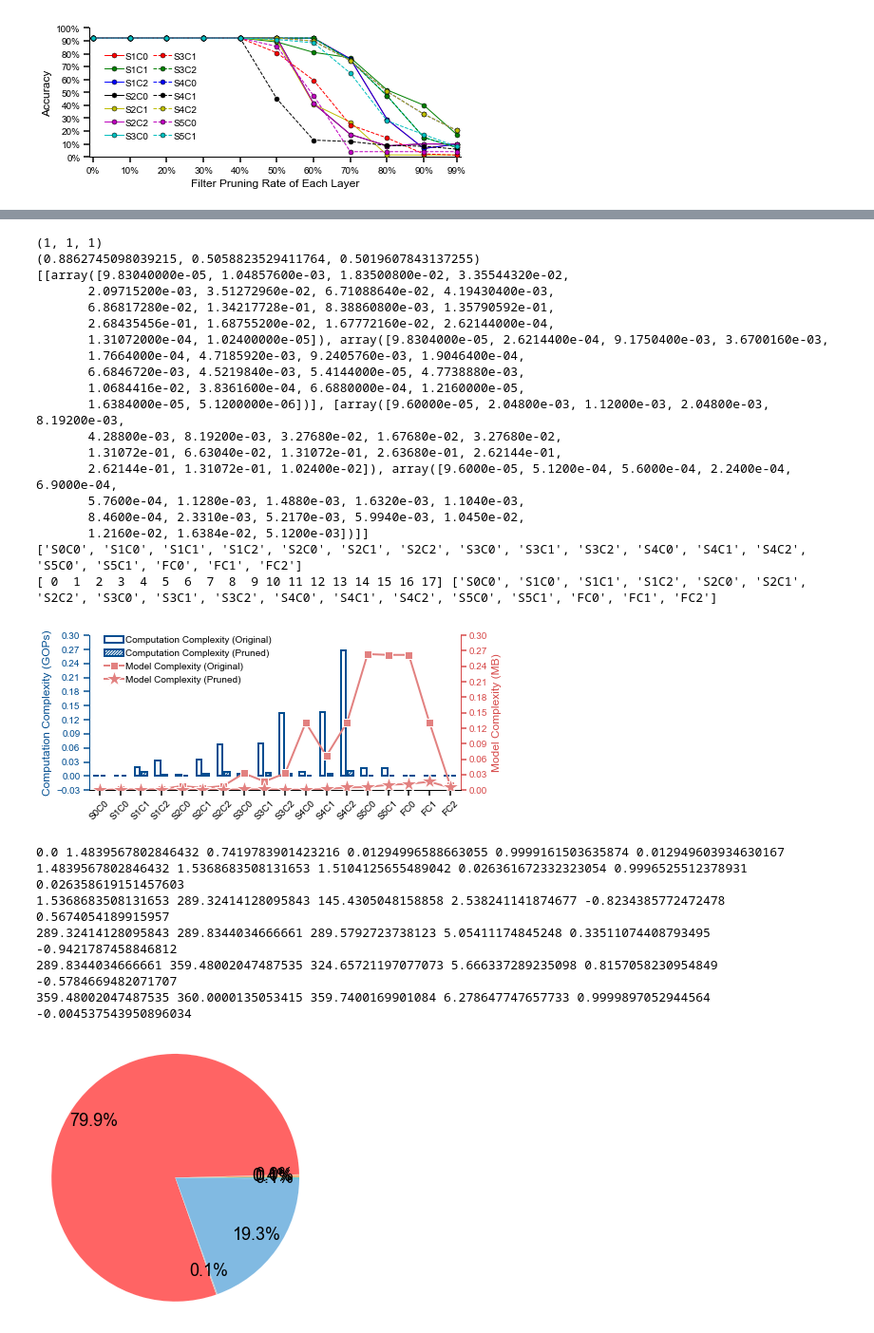
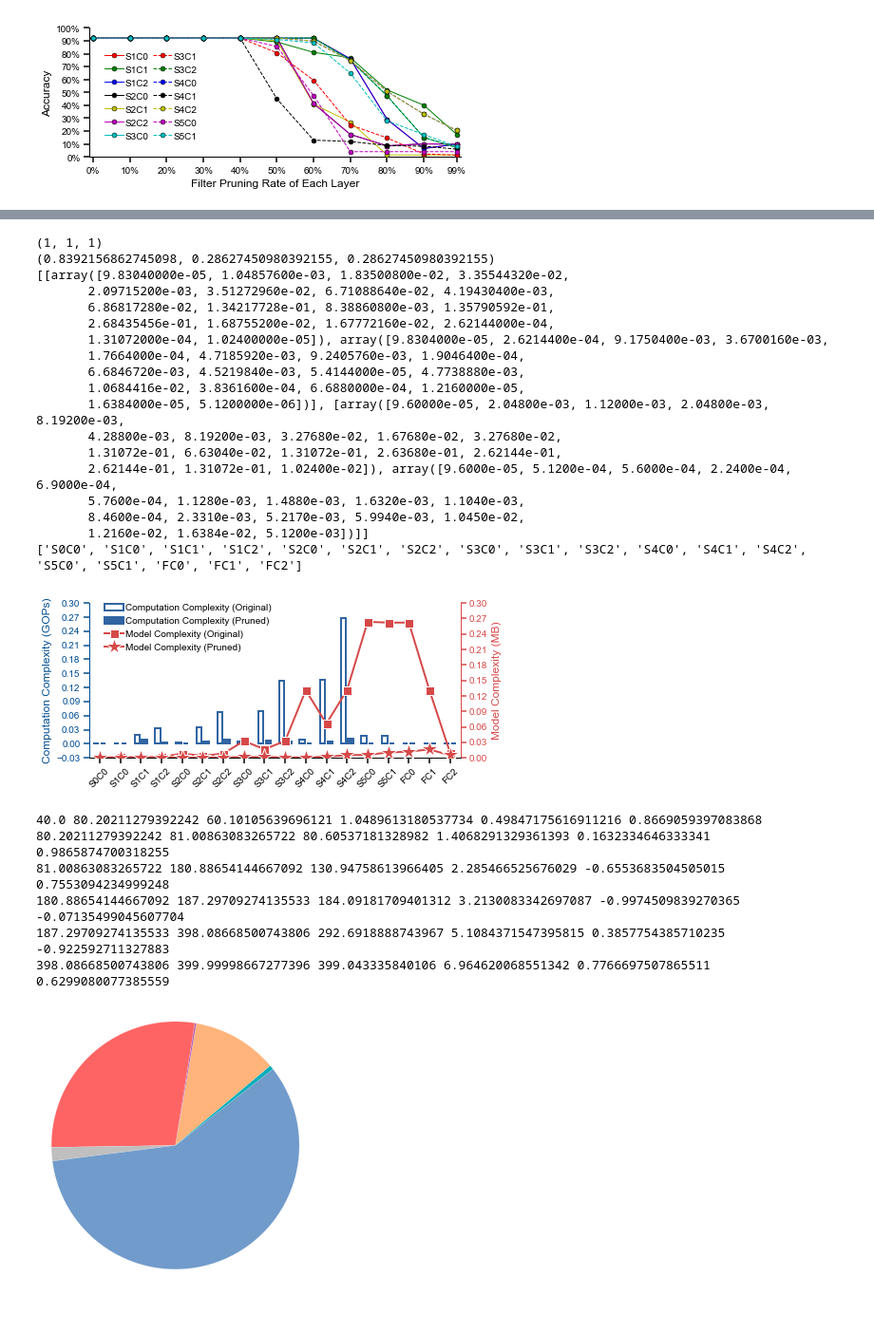
Before and after one commit to changchun-zhou/sagitta_fig, a Jupyter notebook: Nebula/scripts/Nebula.ipynb, the cells around one changed output, grey strips where cells are left out. Shown at 95% size. Cells and saved outputs as stored; diff of their text form; code cells hidden in the pictures.

```diff
--- a/Nebula/scripts/Nebula.ipynb
+++ b/Nebula/scripts/Nebula.ipynb
@@ -398,5 +396,5 @@ cls_plt_fig('').func_plt_fig(
 # %%
-# MLP Dominate
+# Filter Pruning Dominate
 
 import numpy as np
 import pandas as pd
@@ -405,14 +403,14 @@ case = 'Computation'
 
 startangle = 40
 if case == 'Computation':
-    fig_name = '../generate/MLP_Dominate_Computation.svg'
+    fig_name = '../generate/filter_Pruning_MLP_Dominate_Computation.svg'
     area = np.array([((1024*1024*3/4*6)/1000000)*(1+1/4+1/16),
     ((1024*1024*6)/1000000)*(1+1/4+1/16),
     1600,
     35717120/1000000
     ])
 else:
-    fig_name = '../generate/MLP_Dominate_Storage.svg'
+    fig_name = '../generate/filter_Pruning_MLP_Dominate_Storage.svg'
     area = np.array([( ((24+18)*1024 + (24+16)*512)/8/1000000 )*(1+1/2+1/4+1/8+1/16),
     ((24*1024 + 16*32*512)/8/1000000)*(1+1/2+1/4+1/8+1/16),
     (962560 + 4420800)/1000000,
@@ -422,12 +420,17 @@ fontsize = 18
 radius = 1.2
 loc_legend = (-0.07,-0.25)
 legend = ['Sampling', 'Grouping', 'Convolution', 'Pooling']
-
+# Convolution:  (113/255, 155/255, 203/255), blue
+# Sampling:     (255/255, 100/255, 100/255), red
+# 'Grouping':   (255/255, 180/255, 123/255), yellow
+# Pooling:      (0/255,173/255,186/255), royal / (0, 128/256, 0) green
+# Memory:
+# Other:        (191/255, 191/255, 191/255), gray
 colors = [
+          (255/255, 100/255, 100/255),
           (255/255, 180/255, 123/255),
-          (180/255,102/255, 182/255),
-          (129/255, 186/255, 226/255),
-          (255/255, 100/255, 100/255),
+          (113/255, 155/255, 203/255),
+          (0/255,173/255,186/255),
           (191/255, 191/255, 191/255),
           (0/255,173/255,186/255)]
 
@@ -760,7 +762,7 @@ y_label = ['Computation Complexity (GOPs)', 'Model Complexity (MB)']
 y_fig_type = [['bar','bar'], ['plot','plot']]
 y_legend = [['Computation Complexity (Original)', 'Computation Complexity (Pruned)'], ['Model Complexity (Original)', 'Model Complexity (Pruned)']]
 legend_ncol = 1
-y_color=[[(1,1,1),(1,1,1)], [(226/255, 129/255, 128/255), (226/255, 129/255, 128/255)]]
+y_color=[[(1,1,1), (49/255, 101/255, 162/255)], [(214/255, 73/255, 73/255), (214/255, 73/255, 73/255)]]
 len_yticks = [11, 10]
 y_yticks_max = [0.3, 0.3]
 
@@ -779,10 +781,9 @@ cls_plt_fig('').func_plt_fig(
     y_axis_color = [(0/255, 77/255, 144/255), (214/255, 73/255, 73/255)],
     y_yticks_max=y_yticks_max,
     y_yticks_min=[-0.03, 0],
-    y_edgecolor = [[(0/255, 77/255, 144/255), (0/255, 77/255, 144/255)],[]],
-    y_hatch = [[None, '//////////////'],[None, None]],
+    y_edgecolor = [[(49/255, 101/255, 162/255), (49/255, 101/255, 162/255)],[]],
+    y_markersize=[[], [9, 18]],
     y_marker = [[],['s', '*']],
-    y_markersize=8,
     y_linestyle=[['-' for i in range(np.shape(y_value)[1])] for j in range(np.shape(y_value)[0])],
     len_yticks=len_yticks,
     xticks= xticks,
@@ -798,7 +799,7 @@ cls_plt_fig('').func_plt_fig(
 )
 # %% [output]
 (1, 1, 1)
-(0.8862745098039215, 0.5058823529411764, 0.5019607843137255)
+(0.8392156862745098, 0.28627450980392155, 0.28627450980392155)
 [[array([9.83040000e-05, 1.04857600e-03, 1.83500800e-02, 3.35544320e-02,
        2.09715200e-03, 3.51272960e-02, 6.71088640e-02, 4.19430400e-03,
        6.86817280e-02, 1.34217728e-01, 8.38860800e-03, 1.35790592e-01,
@@ -815,15 +816,14 @@ cls_plt_fig('').func_plt_fig(
        8.4600e-04, 2.3310e-03, 5.2170e-03, 5.9940e-03, 1.0450e-02,
        1.2160e-02, 1.6384e-02, 5.1200e-03])]]
 ['S0C0', 'S1C0', 'S1C1', 'S1C2', 'S2C0', 'S2C1', 'S2C2', 'S3C0', 'S3C1', 'S3C2', 'S4C0', 'S4C1', 'S4C2', 'S5C0', 'S5C1', 'FC0', 'FC1', 'FC2']
-[ 0  1  2  3  4  5  6  7  8  9 10 11 12 13 14 15 16 17] ['S0C0', 'S1C0', 'S1C1', 'S1C2', 'S2C0', 'S2C1', 'S2C2', 'S3C0', 'S3C1', 'S3C2', 'S4C0', 'S4C1', 'S4C2', 'S5C0', 'S5C1', 'FC0', 'FC1', 'FC2']
-[figure, old version]
+[figure, new version]
 # %%
 # Area & Energy Breakdown
 
 import numpy as np
 import pandas as pd
 import matplotlib.pyplot as plt
-case = 'Energy'
+case = 'Area'
 
 if case == 'Area':
     # top-level
@@ -836,66 +836,71 @@ elif case == 'Energy':
     startangle= 0
     # 5 Tech.
     area = np.array([2261206.05, 40360.19, 41641511.07, 506477.93, 21340562.00,800000])
-    # 3 Tech.
-    area = np.array([48.8, 1.74, 9463.9, 16.78, 2290.3, 17.1])
+    # # 3 Tech.
+    # area = np.array([48.8, 1.74, 9463.9, 16.78, 2290.3, 17.1])
 
 fontsize = 18
 radius = 1.2
 loc_legend = (-0.07,-0.25)
 legend = ['Sampling', 'Grouping', 'Convolution', 'Pooling', 'Memory','Other'] #(Control, Interface, etc.)
-
+# Convolution:  (113/255, 155/255, 203/255), blue
+# Sampling:     (255/255, 100/255, 100/255), red
+# 'Grouping':   (255/255, 180/255, 123/255), yellow
+# Pooling:      (0/255,173/255,186/255), royal / (0, 128/256, 0) green
+# Memory:
+# Other:        (191/255, 191/255, 191/255), gray
 colors = [(255/255, 180/255, 123/255),
           (180/255,102/255, 182/255),
           (255/255, 100/255, 100/255),
           (191/255, 191/255, 191/255),
-          (129/255, 186/255, 226/255),
+          (113/255, 155/255, 203/255),
           (0/255,173/255,186/255)]
 
 labels = ['{:.1f}% '.format(area[0]/sum(area)*100),
           '{:.1f}%'.format(area[1]/sum(area)*100),
           '{:.1f}%'.format(area[2]/sum(area)*100),
           '{:.1f}%'.format(area[3]/sum(area)*100),
           '{:.1f}%'.format(area[4]/sum(area)*100),
            '{:.1f}%'.format(area[5]/sum(area)*100)
 ]
 plt.subplots(figsize=(5, 5))
 # 绘制圆环图，并返回饼块对象
 wedges, texts = plt.pie(area, colors=colors, startangle=startangle, radius=radius, wedgeprops={'linewidth': 0.1, 'edgecolor': "white"})
 
 kw = dict(zorder=10, va="center", ha="center")
 
 for i, p in enumerate(wedges):
     # 根据matplotlib.patches.Wedge对象的theta1和theta2参数计算饼块均分点的角度
     ang = (p.theta2 - p.theta1) / 2.0 + p.theta1
     # 根据角度的弧度计算 饼块均分点的坐标（引导线的起点）
     y = np.sin(np.deg2rad(ang))
     x = np.cos(np.deg2rad(ang))
     print(p.theta1, p.theta2, ang, np.deg2rad(ang), x, y)
     horizontalalignment = {-1: "right", 1: "left"}[int(np.sign(x))]
     # 设置引导线的连接方式
     connectionstyle = "angle,angleA=0,angleB={}".format(ang)
-    plt.annotate(
-        labels[i],
-        xy=(radius*x*0.8, radius*y*0.8),
-        xytext=(radius*x*0.8, radius*y*0.8),#(radius* np.sign(x)*1.2, y),
-        # horizontalalignment=horizontalalignment,
-        **kw,
+#     plt.annotate(
+#         labels[i],
+#         xy=(radius*x*0.8, radius*y*0.8),
+#         xytext=(radius*x*0.8, radius*y*0.8),#(radius* np.sign(x)*1.2, y),
+#         # horizontalalignment=horizontalalignment,
+#         **kw,
 
-        fontsize=fontsize
-        # **kw
-    )
+#         fontsize=fontsize
+#         # **kw
+#     )
 
 # plt.legend(wedges, legend, loc=loc_legend, ncol=2, fontsize=fontsize, frameon=False, handletextpad=0.1,columnspacing=5 )
 plt.savefig(fig_name, format='svg')
 plt.show()
 # %% [output]
-0.0 1.4839567802846432 0.7419783901423216 0.01294996588663055 0.9999161503635874 0.012949603934630167
-1.4839567802846432 1.5368683508131653 1.5104125655489042 0.026361672332323054 0.9996525512378931 0.026358619151457603
-1.5368683508131653 289.32414128095843 145.4305048158858 2.538241141874677 -0.8234385772472478 0.5674054189915957
-289.32414128095843 289.8344034666661 289.5792723738123 5.05411174845248 0.33511074408793495 -0.9421787458846812
-289.8344034666661 359.48002047487535 324.65721197077073 5.666337289235098 0.8157058230954849 -0.5784669482071707
-359.48002047487535 360.0000135053415 359.7400169901084 6.278647747657733 0.9999897052944564 -0.004537543950896034
+40.0 80.20211279392242 60.10105639696121 1.0489613180537734 0.49847175616911216 0.8669059397083868
+80.20211279392242 81.00863083265722 80.60537181328982 1.4068291329361393 0.1632334646333341 0.9865874700318255
+81.00863083265722 180.88654144667092 130.94758613966405 2.285466525676029 -0.6553683504505015 0.7553094234999248
+180.88654144667092 187.29709274135533 184.09181709401312 3.2130083342697087 -0.9974509839270365 -0.07135499045607704
+187.29709274135533 398.08668500743806 292.6918888743967 5.1084371547395815 0.3857754385710235 -0.922592711327883
+398.08668500743806 399.99998667277396 399.043335840106 6.964620068551342 0.7766697507865511 0.6299080077385559
-[figure, old version]
+[figure, new version]
 # %%
 # Technique Effect
 
```
Also changed, not shown: parts of 10 cells of this notebook.
